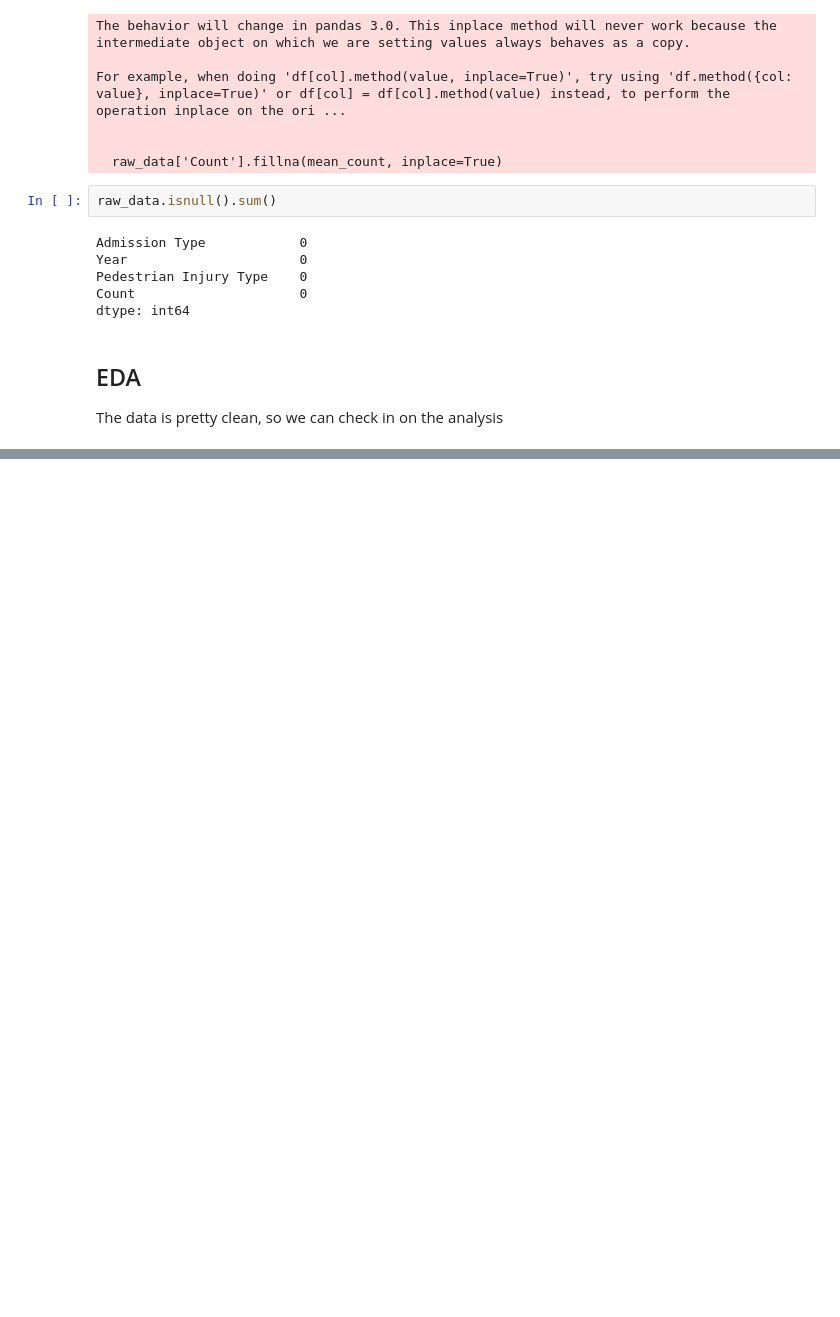
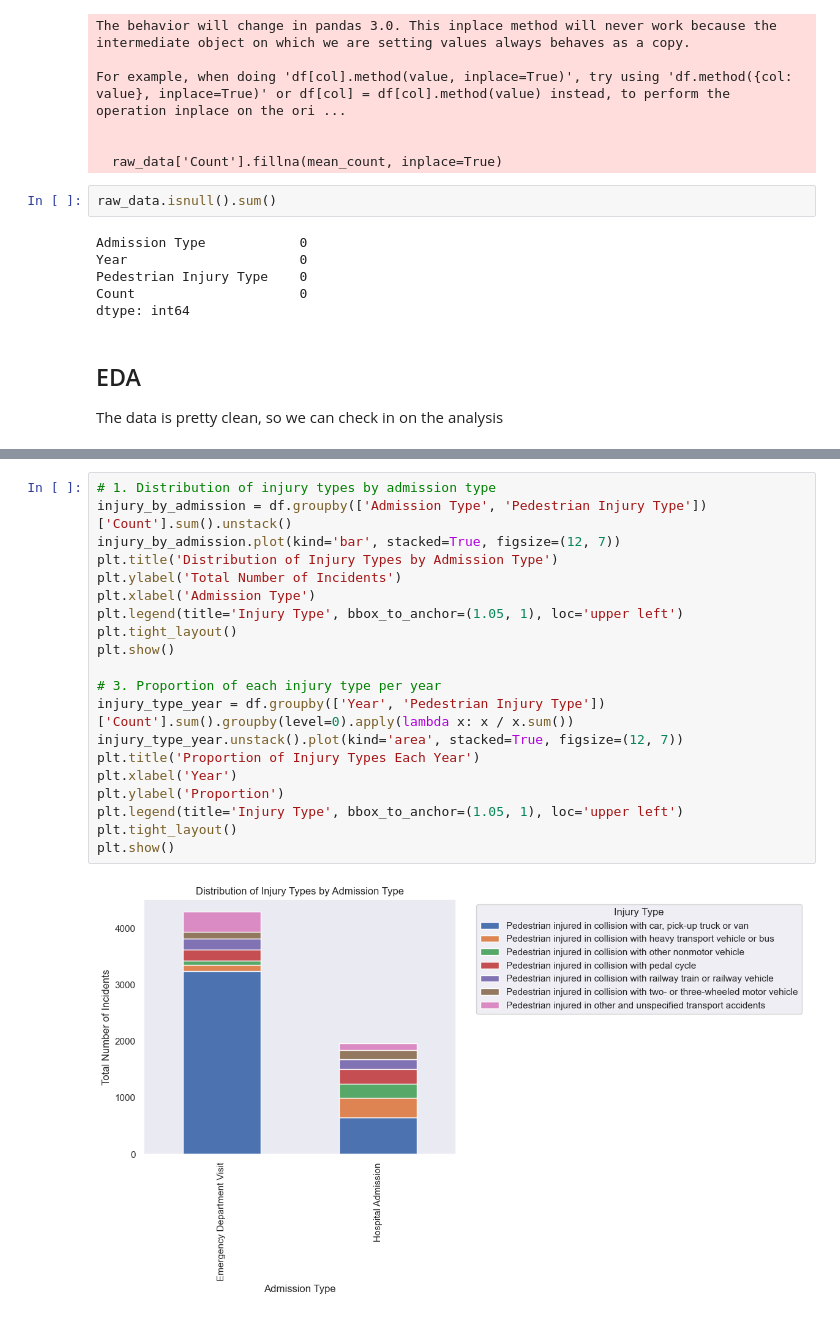
Before and after one commit to Essam-Khawaja/Pedestrian-Accidents-Calgary, a Jupyter notebook: data_analysis_injuries.ipynb, the cells around one changed output, grey strips where cells are left out. Saved outputs shown, nothing was run; the diff lists cells and outputs as text; blank space fills up the shorter version.

```diff
--- a/data_analysis_injuries.ipynb
+++ b/data_analysis_injuries.ipynb
@@ -97,0 +136,22 @@ The data is pretty clean, so we can check in on the analysis
+# %%
+# 1. Distribution of injury types by admission type
+injury_by_admission = df.groupby(['Admission Type', 'Pedestrian Injury Type'])['Count'].sum().unstack()
+injury_by_admission.plot(kind='bar', stacked=True, figsize=(12, 7))
+plt.title('Distribution of Injury Types by Admission Type')
+plt.ylabel('Total Number of Incidents')
+plt.xlabel('Admission Type')
+plt.legend(title='Injury Type', bbox_to_anchor=(1.05, 1), loc='upper left')
+plt.tight_layout()
+plt.show()
+
+# 3. Proportion of each injury type per year
+injury_type_year = df.groupby(['Year', 'Pedestrian Injury Type'])['Count'].sum().groupby(level=0).apply(lambda x: x / x.sum())
+injury_type_year.unstack().plot(kind='area', stacked=True, figsize=(12, 7))
+plt.title('Proportion of Injury Types Each Year')
+plt.xlabel('Year')
+plt.ylabel('Proportion')
+plt.legend(title='Injury Type', bbox_to_anchor=(1.05, 1), loc='upper left')
+plt.tight_layout()
+plt.show()
+# %% [output]
+[figure, added]
```
Also changed, not shown: parts of 5 cells of this notebook.
